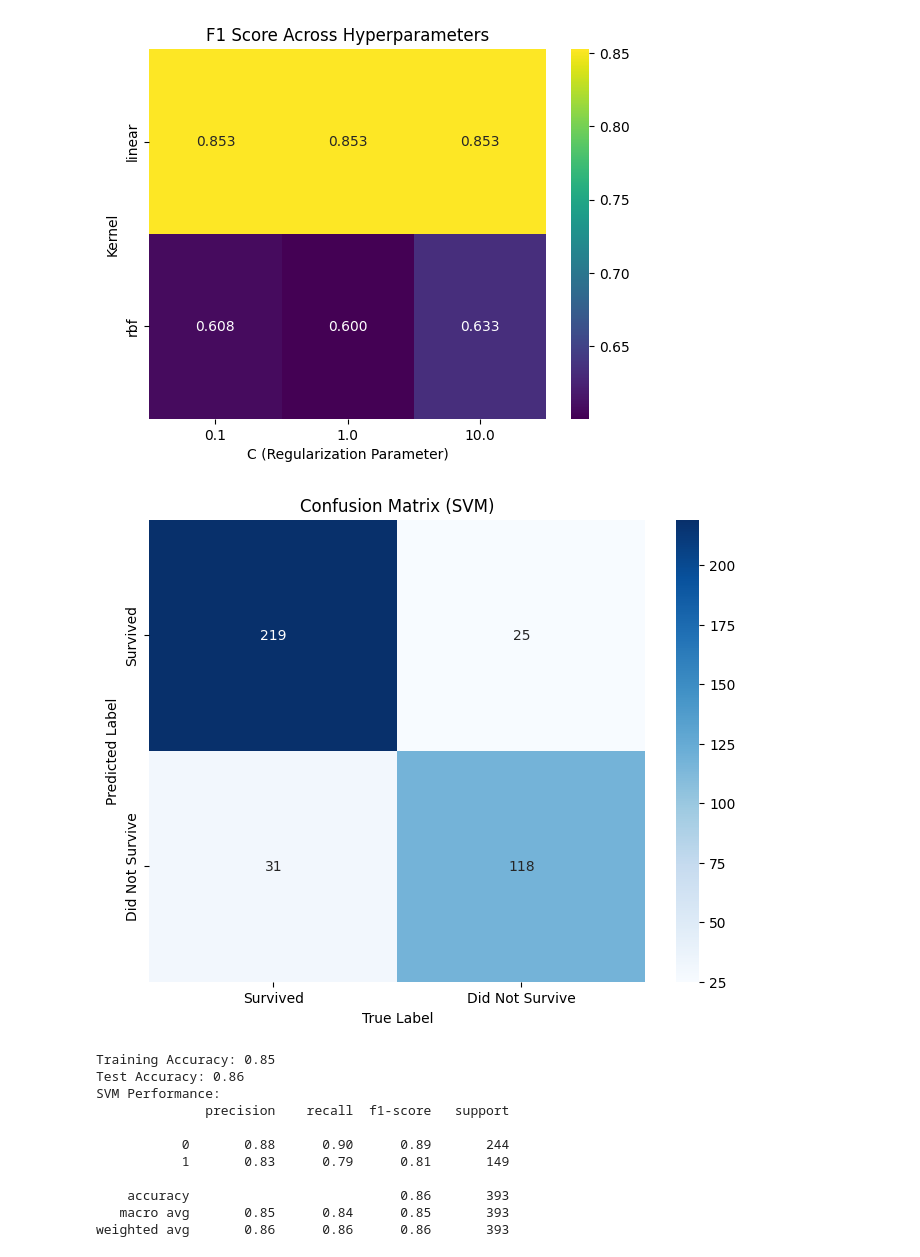
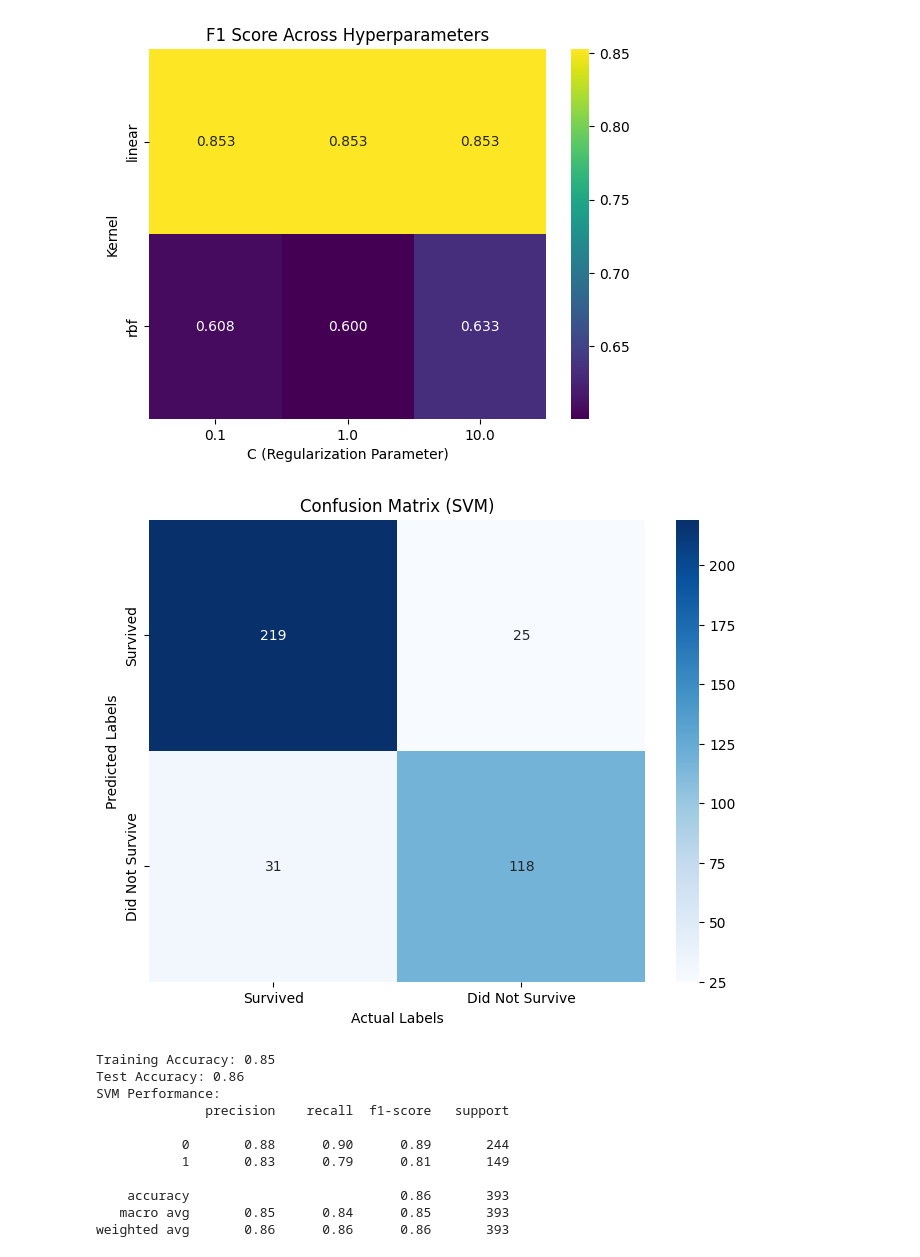
Before and after one commit to AhmedMohamady1/Titanic-Survivors-Prediction, a Jupyter notebook: main.ipynb, the cells around one changed output. Drawn from its saved outputs; the diff is of its cells as text; code cells hidden in the pictures.

```diff
--- a/main.ipynb
+++ b/main.ipynb
@@ -490,16 +490,16 @@ plt.show()
 # %%
 # Calculate the confusion matrix
 cm = confusion_matrix(y_test, y_pred_svm)
 
 # Plot the confusion matrix as a heatmap
 plt.figure(figsize=(8, 6))
 sns.heatmap(cm, annot=True, fmt='d', cmap='Blues', xticklabels=class_names, yticklabels=class_names)
 plt.title("Confusion Matrix (SVM)")
-plt.xlabel("True Label")
-plt.ylabel("Predicted Label")
+plt.xlabel("Actual Labels")
+plt.ylabel("Predicted Labels")
 plt.show()
 # %% [output]
-[figure, old version]
+[figure, new version]
 # %%
 # Predict on training data
 y_train_pred = best_svm.predict(X_train)
```
Also changed, not shown: parts of 2 cells of this notebook.
